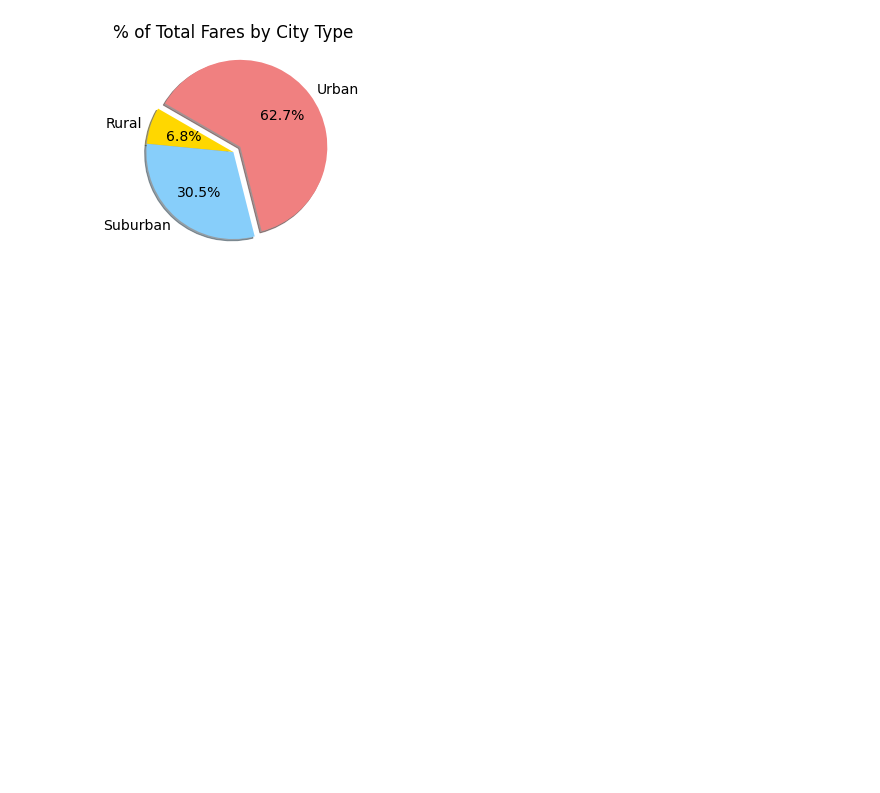
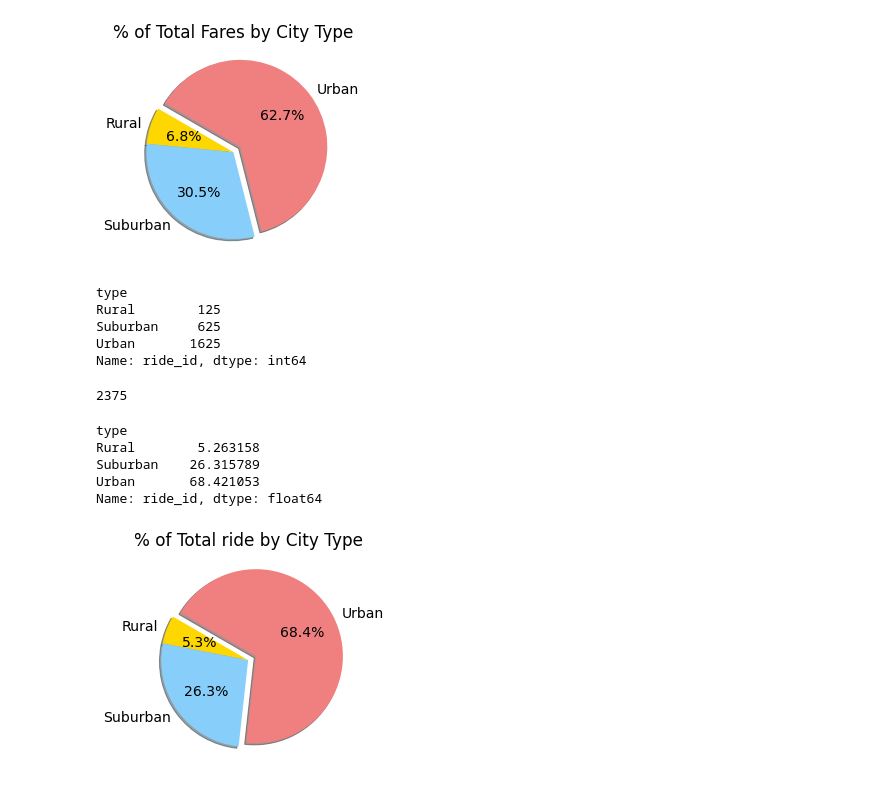
Before and after one commit to ZeinabHom/PyBer_Analysis, a Jupyter notebook: PyBer_Analysis.ipynb, the cells around one changed output. Saved outputs shown, nothing was run; the diff lists cells and outputs as text; code cells hidden in the pictures; blank space fills up the shorter version.

Commit message:
total rides by city type

```diff
--- a/PyBer_Analysis.ipynb
+++ b/PyBer_Analysis.ipynb
@@ -577,3 +577,40 @@ plt.savefig("analysis/Fig5.png")
 plt.show()
 # %% [output]
 [figure]
+# %%
+sum_ride_by_type=pyber_data_df.groupby(pyber_data_df["type"])["ride_id"].count()
+sum_ride_by_type
+# %% [output]
+type
+Rural        125
+Suburban     625
+Urban       1625
+Name: ride_id, dtype: int64
+# %%
+total_ride = pyber_data_df["ride_id"].count()
+total_ride
+# %% [output]
+2375
+# %%
+type_ride_percentage = sum_ride_by_type / total_ride *100
+type_ride_percentage
+# %% [output]
+type
+Rural        5.263158
+Suburban    26.315789
+Urban       68.421053
+Name: ride_id, dtype: float64
+# %%
+# Build the percentage of fares by city type pie chart.
+import matplotlib as mpl
+plt.pie(type_ride_percentage, labels=["Rural", "Suburban", "Urban"], colors=["gold", "lightskyblue", "lightcoral"],
+    explode=[0, 0, 0.1],
+    autopct='%1.1f%%',
+    shadow=True, startangle=150)
+plt.title("% of Total ride by City Type")
+mpl.rcParams['font.size'] = 14
+plt.savefig("analysis/Fig6.png")
+# Show Figure
+plt.show()
+# %% [output]
+[figure, added]
```
Also changed, not shown: 1 other file.
